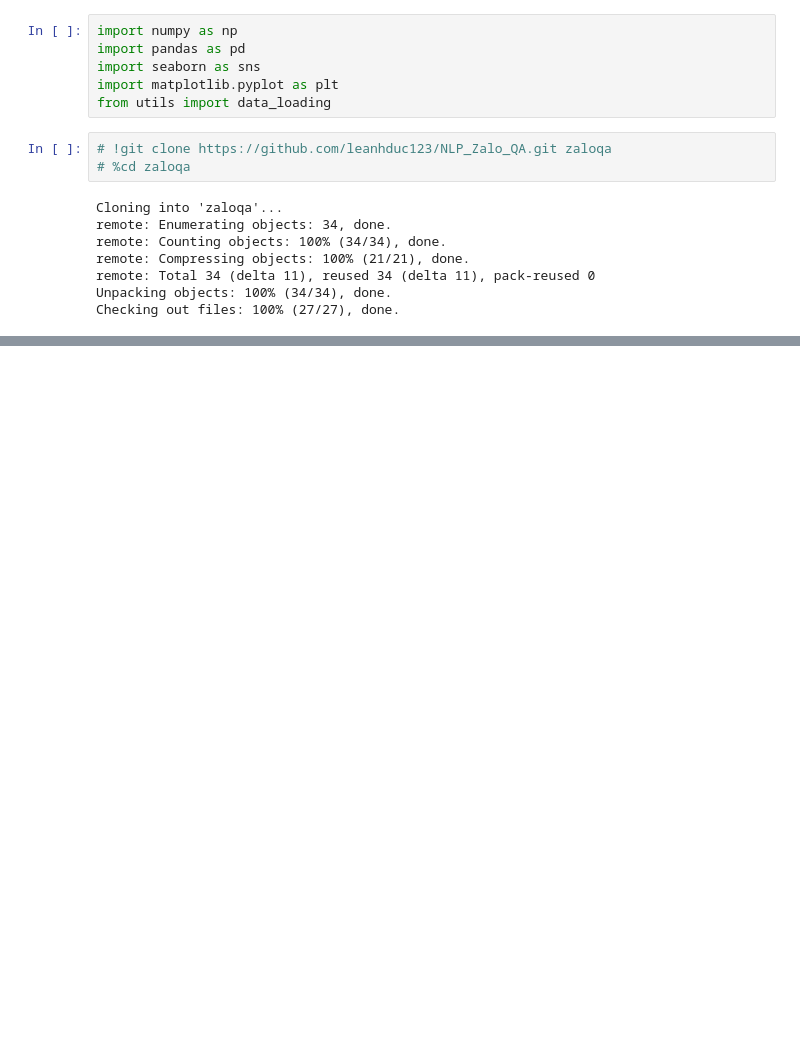
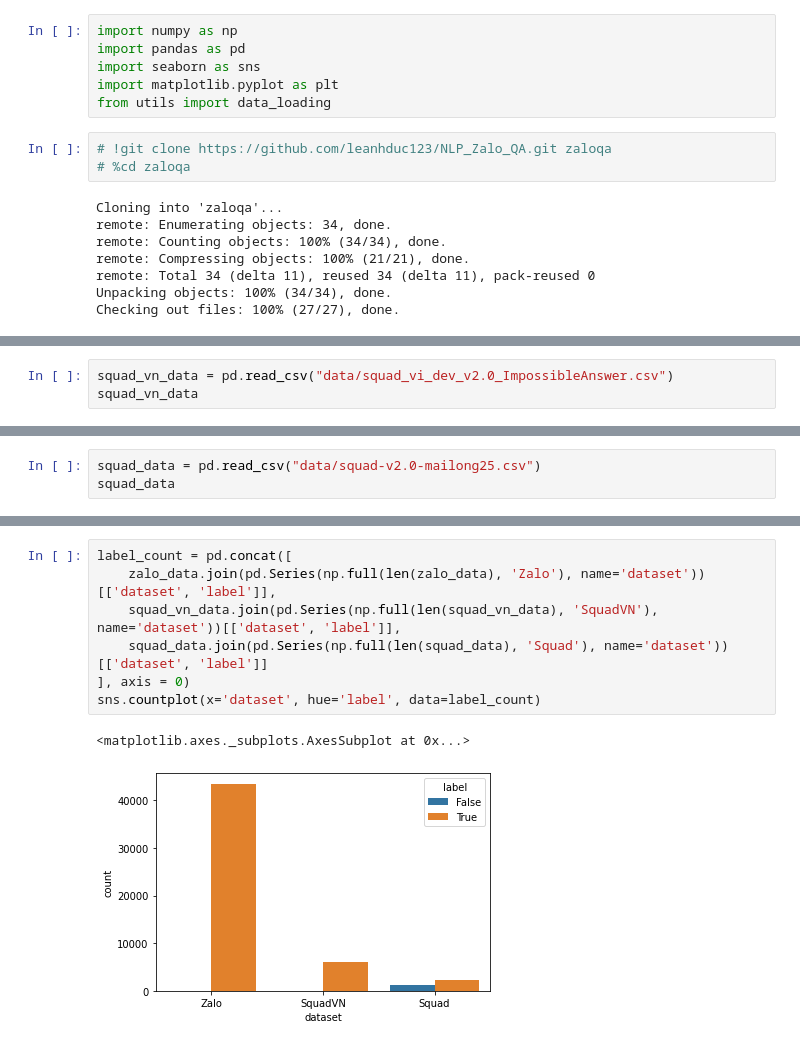
Before and after one commit to leanhduc123/NLP_Zalo_QA, a Jupyter notebook: data_analys.ipynb, the cells around one changed output, grey strips where cells are left out. Cells and saved outputs as stored; diff of their text form; blank space fills up the shorter version.

```diff
--- a/data_analys.ipynb
+++ b/data_analys.ipynb
@@ -36,0 +37,3 @@ zalo_data
+# %%
+squad_vn_data = pd.read_csv("data/squad_vi_dev_v2.0_ImpossibleAnswer.csv")
+squad_vn_data
@@ -36,0 +54,3 @@ zalo_data
+# %%
+squad_data = pd.read_csv("data/squad-v2.0-mailong25.csv")
+squad_data
@@ -36,0 +81,10 @@ zalo_data
+# %%
+label_count = pd.concat([
+    zalo_data.join(pd.Series(np.full(len(zalo_data), 'Zalo'), name='dataset'))[['dataset', 'label']],
+    squad_vn_data.join(pd.Series(np.full(len(squad_vn_data), 'SquadVN'), name='dataset'))[['dataset', 'label']],
+    squad_data.join(pd.Series(np.full(len(squad_data), 'Squad'), name='dataset'))[['dataset', 'label']]
+], axis = 0)
+sns.countplot(x='dataset', hue='label', data=label_count)
+# %% [output]
+<matplotlib.axes._subplots.AxesSubplot at 0x...>
+[figure, added]
```
Also changed, not shown: parts of 22 cells of this notebook.
